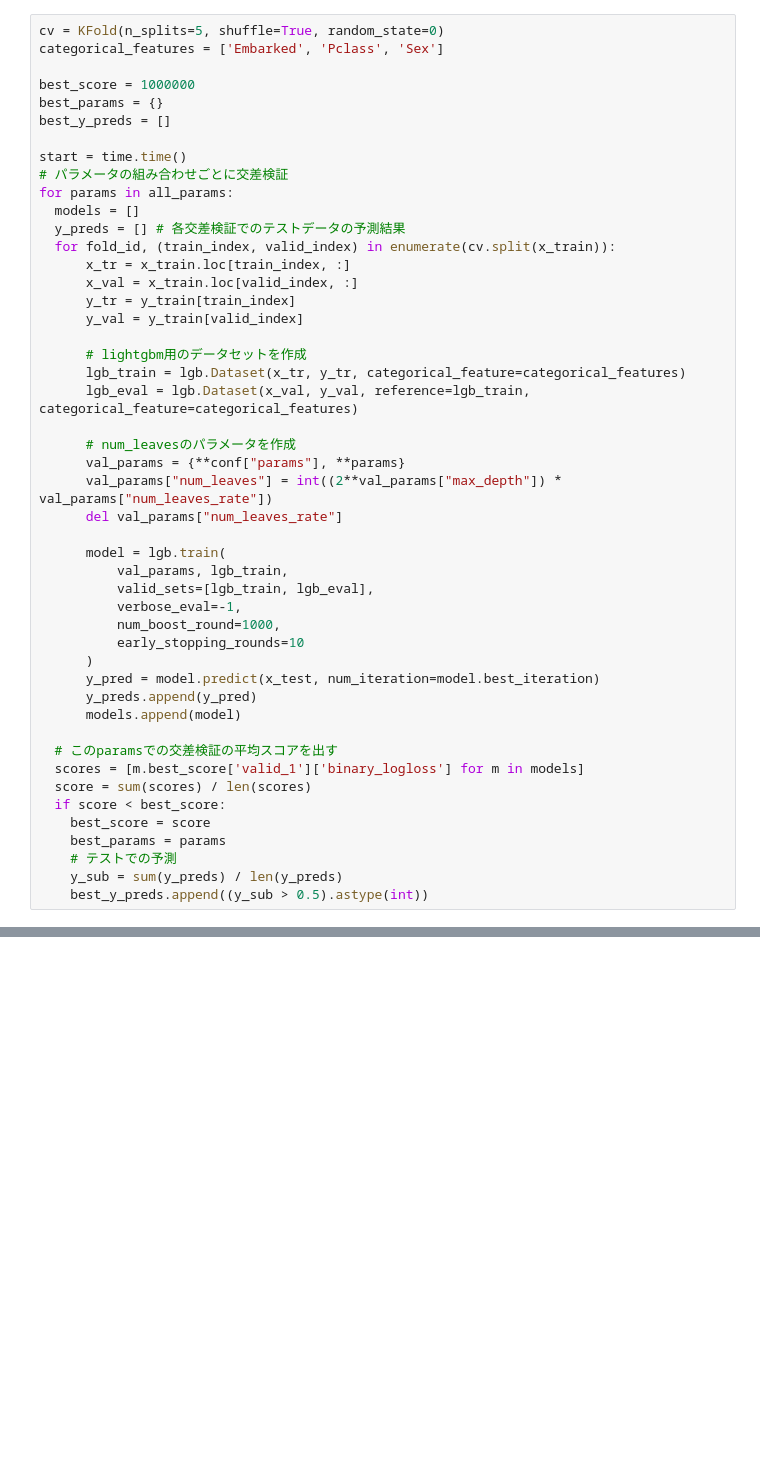
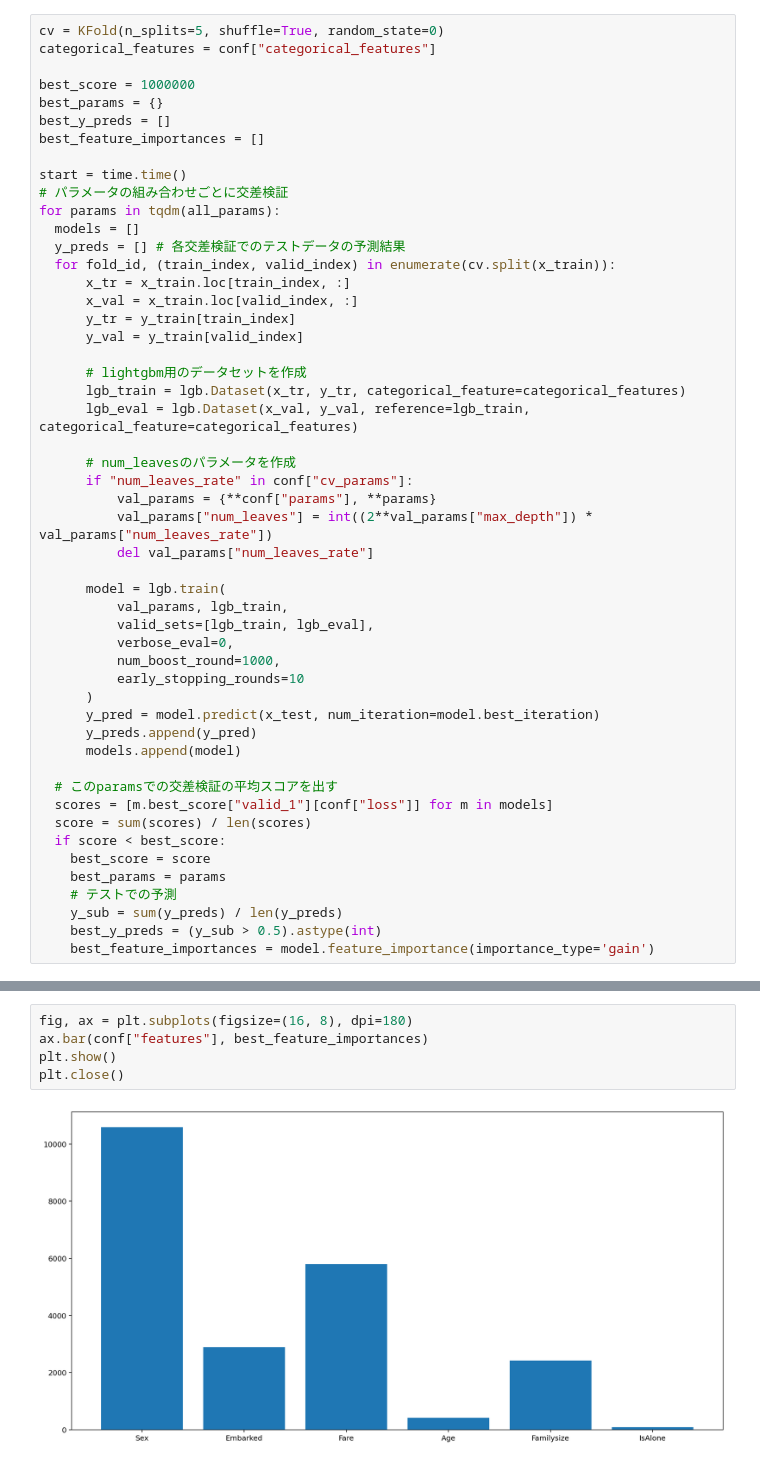
Before and after one commit to kosekitau/kaggle, a Jupyter notebook: titanic/LightGBM_titanic.ipynb, the cells around one changed output, grey strips where cells are left out. Cells and saved outputs as stored; diff of their text form; blank space fills up the shorter version.

```diff
--- a/titanic/LightGBM_titanic.ipynb
+++ b/titanic/LightGBM_titanic.ipynb
@@ -68,14 +49,15 @@ print(len(all_params))
 # %%
 cv = KFold(n_splits=5, shuffle=True, random_state=0)
-categorical_features = ['Embarked', 'Pclass', 'Sex']
+categorical_features = conf["categorical_features"]
 
 best_score = 1000000
 best_params = {}
 best_y_preds = []
+best_feature_importances = []
 
 start = time.time()
 # パラメータの組み合わせごとに交差検証
-for params in all_params:
+for params in tqdm(all_params):
   models = []
   y_preds = [] # 各交差検証でのテストデータの予測結果
   for fold_id, (train_index, valid_index) in enumerate(cv.split(x_train)):
@@ -89,14 +71,15 @@ for params in all_params:
       lgb_eval = lgb.Dataset(x_val, y_val, reference=lgb_train, categorical_feature=categorical_features)
 
       # num_leavesのパラメータを作成
-      val_params = {**conf["params"], **params}
-      val_params["num_leaves"] = int((2**val_params["max_depth"]) * val_params["num_leaves_rate"])
-      del val_params["num_leaves_rate"]
+      if "num_leaves_rate" in conf["cv_params"]:
+          val_params = {**conf["params"], **params}
+          val_params["num_leaves"] = int((2**val_params["max_depth"]) * val_params["num_leaves_rate"])
+          del val_params["num_leaves_rate"]
 
       model = lgb.train(
           val_params, lgb_train,
           valid_sets=[lgb_train, lgb_eval],
-          verbose_eval=-1,
+          verbose_eval=0,
           num_boost_round=1000,
           early_stopping_rounds=10
       )
@@ -105,14 +88,15 @@ for params in all_params:
       models.append(model)
 
   # このparamsでの交差検証の平均スコアを出す
-  scores = [m.best_score['valid_1']['binary_logloss'] for m in models]
+  scores = [m.best_score["valid_1"][conf["loss"]] for m in models]
   score = sum(scores) / len(scores)
   if score < best_score:
     best_score = score
     best_params = params
     # テストでの予測
     y_sub = sum(y_preds) / len(y_preds)
-    best_y_preds.append((y_sub > 0.5).astype(int))
+    best_y_preds = (y_sub > 0.5).astype(int)
+    best_feature_importances = model.feature_importance(importance_type='gain')
 # %%
 elapsed_time = time.time() - start
 print("elapsed_time:{0}".format(elapsed_time) + "[sec]")
@@ -131,0 +116,7 @@ df_sub.to_csv(path+"submission.csv", index=False)
+# %%
+fig, ax = plt.subplots(figsize=(16, 8), dpi=180)
+ax.bar(conf["features"], best_feature_importances)
+plt.show()
+plt.close()
+# %% [output]
+[figure, added]
```
Also changed, not shown: parts of 9 cells of this notebook, 1 other file.
